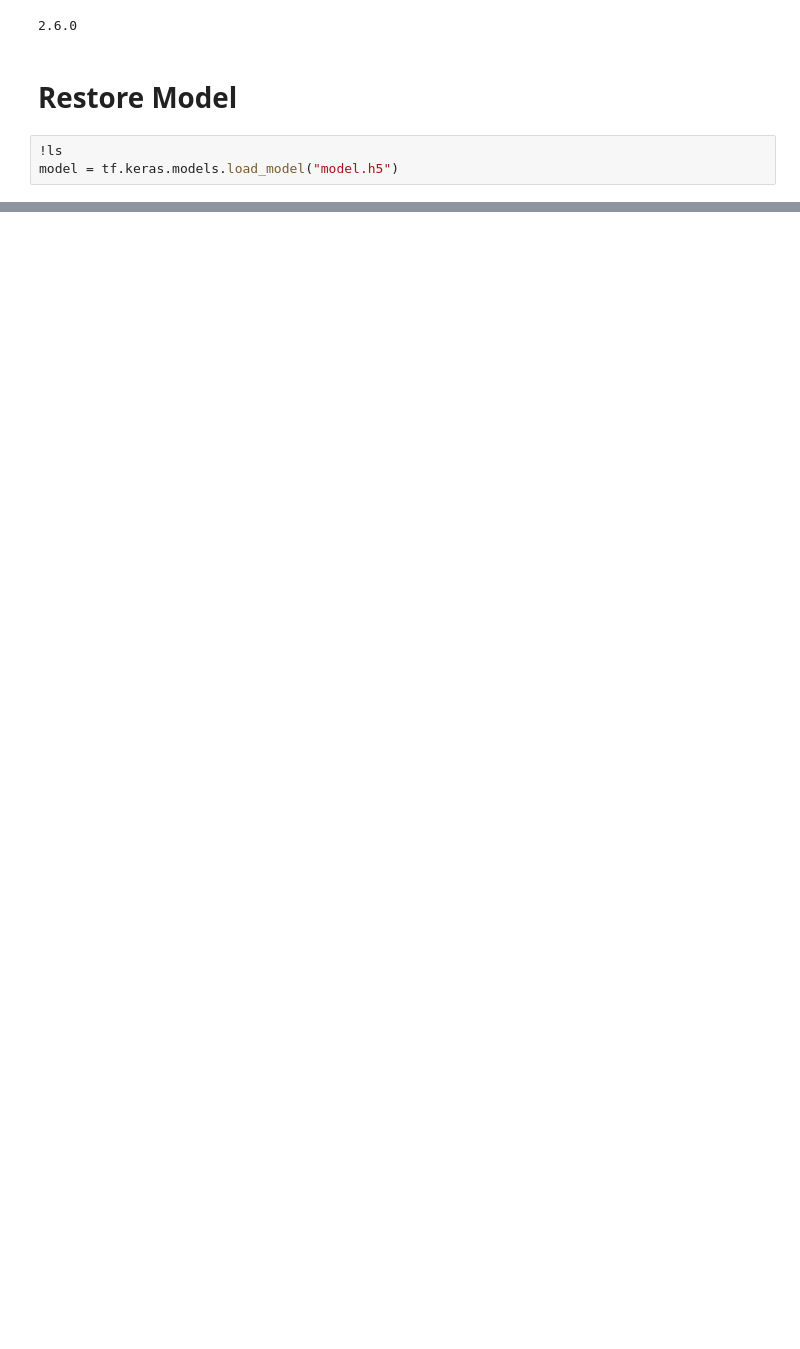
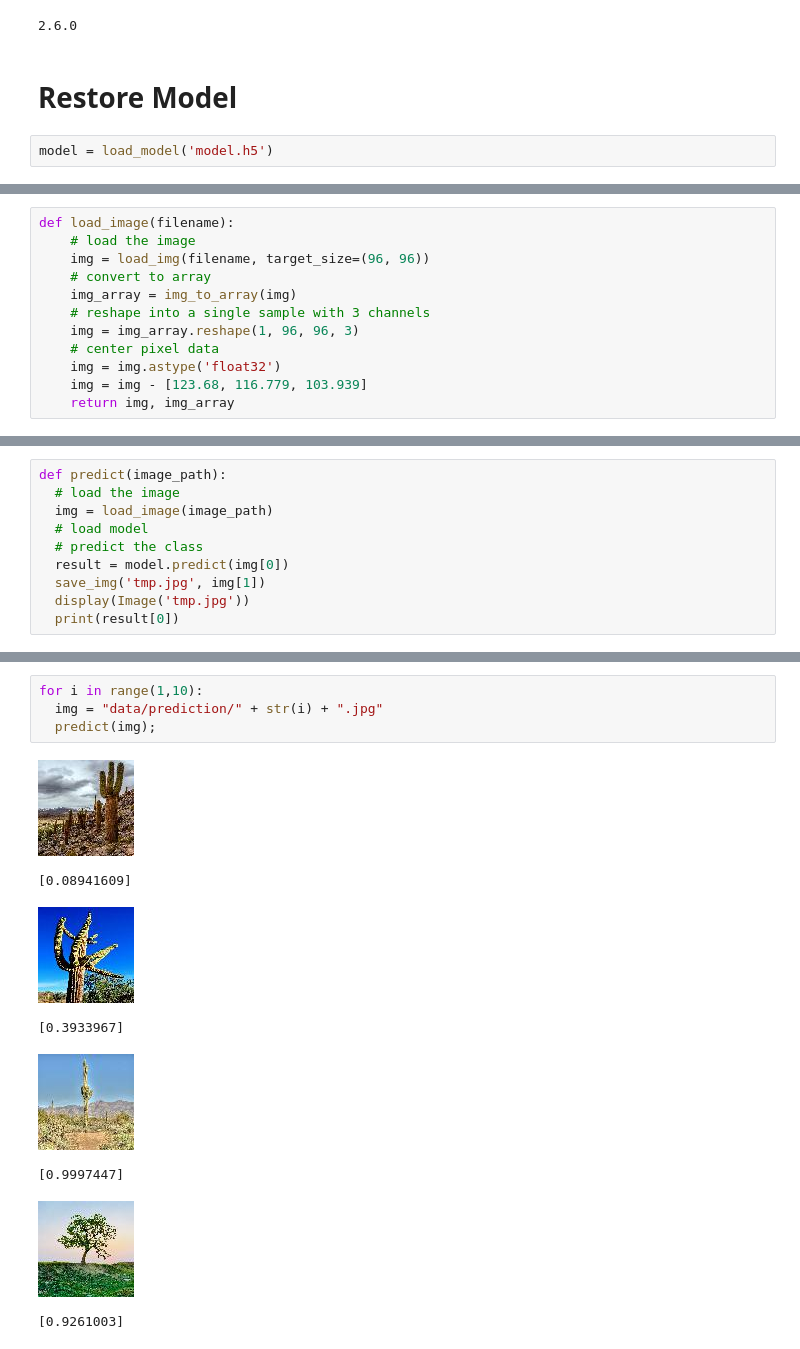
Before and after one commit to EvanWieland/Snitch, a Jupyter notebook: SnitchApp.ipynb, the cells around one changed output, grey strips where cells are left out. Drawn from its saved outputs; the diff is of its cells as text; blank space fills up the shorter version.

```diff
--- a/SnitchApp.ipynb
+++ b/SnitchApp.ipynb
@@ -35,5 +83,4 @@ print(tf.__version__)
 # %% [markdown]
 # Restore Model
 # %%
-!ls
-model = tf.keras.models.load_model("model.h5")
+model = load_model('model.h5')
@@ -42,0 +89,12 @@ ValueError: ignored
+# %%
+def load_image(filename):
+	# load the image
+	img = load_img(filename, target_size=(96, 96))
+	# convert to array
+	img_array = img_to_array(img)
+	# reshape into a single sample with 3 channels
+	img = img_array.reshape(1, 96, 96, 3)
+	# center pixel data
+	img = img.astype('float32')
+	img = img - [123.68, 116.779, 103.939]
+	return img, img_array
@@ -42,0 +103,10 @@ ValueError: ignored
+# %%
+def predict(image_path):
+  # load the image
+  img = load_image(image_path)
+  # load model
+  # predict the class
+  result = model.predict(img[0])
+  save_img('tmp.jpg', img[1])
+  display(Image('tmp.jpg'))
+  print(result[0])
@@ -42,0 +115,13 @@ ValueError: ignored
+# %%
+for i in range(1,10):
+  img = "data/prediction/" + str(i) + ".jpg"
+  predict(img);
+# %% [output]
+[figure, added]
+[0.08941609]
+[figure, added]
+[0.3933967]
+[figure, added]
+[0.9997447]
+[figure, added]
+[0.9261003]
```
Also changed, not shown: parts of 10 cells of this notebook.
